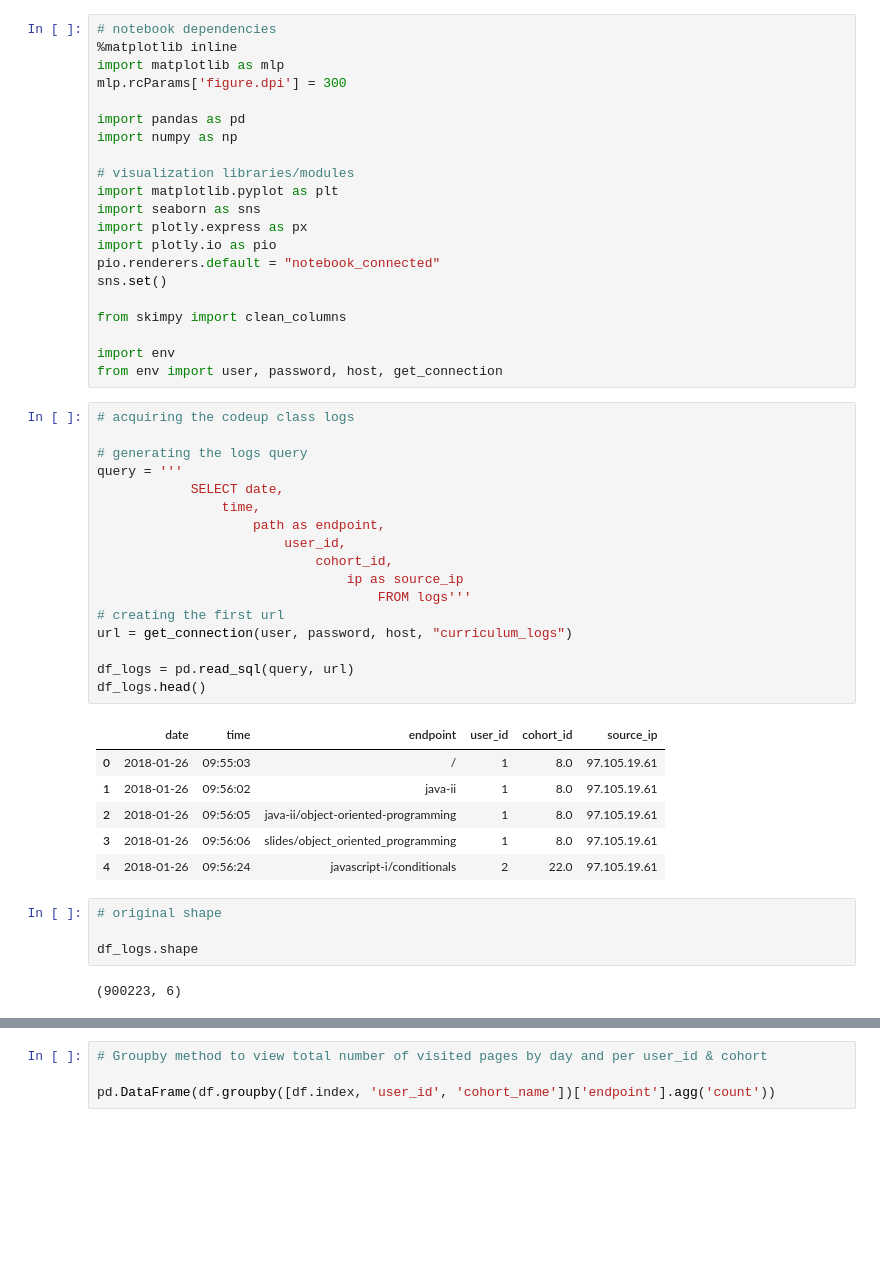
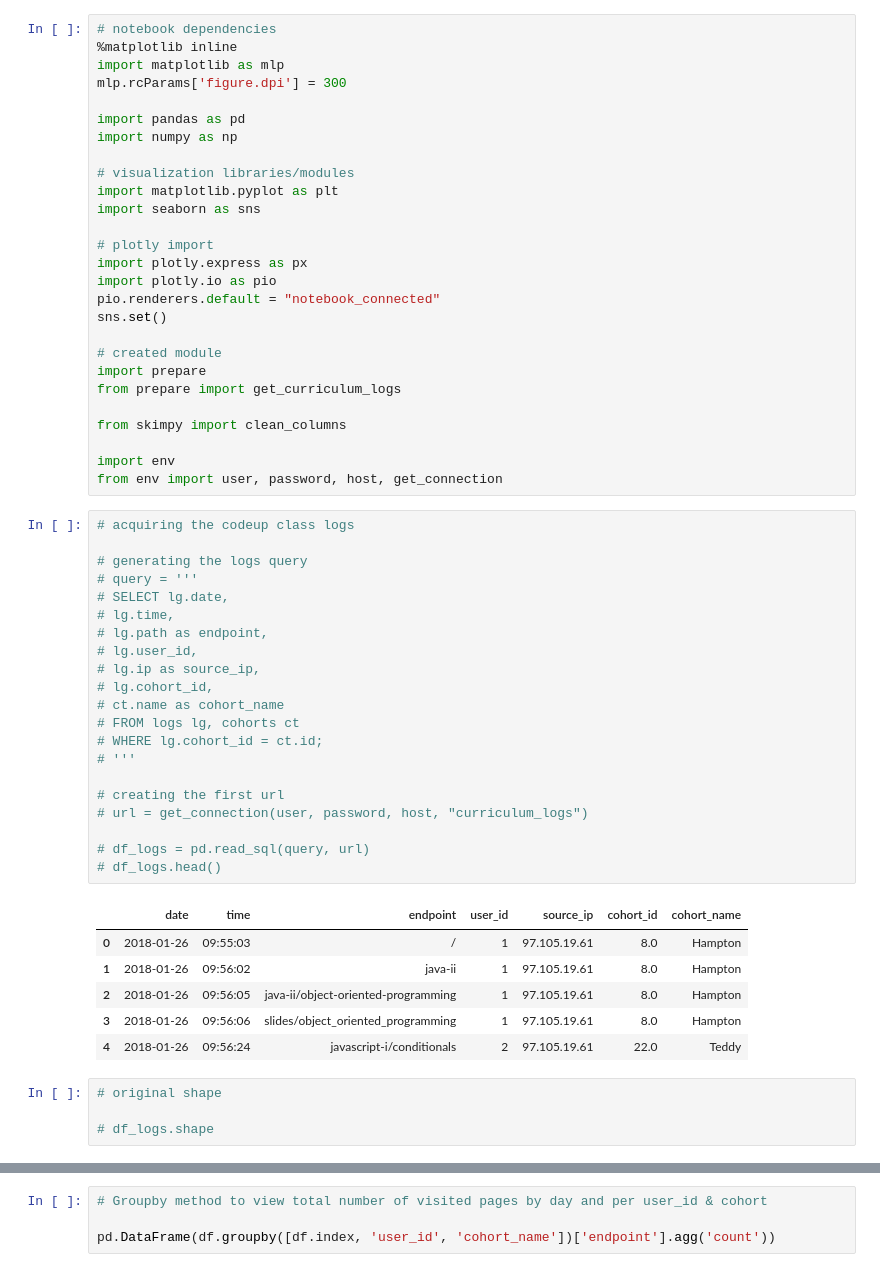
Before and after one commit to mijailmariano/anamoly-detection-exercises, a Jupyter notebook: time_series_anamoly_detection.ipynb, the cells around one changed output, grey strips where cells are left out. Drawn from its saved outputs; the diff is of its cells as text; blank space fills up the shorter version.

```diff
--- a/time_series_anamoly_detection.ipynb
+++ b/time_series_anamoly_detection.ipynb
@@ -10,11 +10,17 @@ import numpy as np
 # visualization libraries/modules
 import matplotlib.pyplot as plt
 import seaborn as sns
+
+# plotly import
 import plotly.express as px
 import plotly.io as pio
 pio.renderers.default = "notebook_connected"
 sns.set()
 
+# created module
+import prepare
+from prepare import get_curriculum_logs
+
 from skimpy import clean_columns
 
 import env
@@ -22,30 +28,32 @@ from env import user, password, host, get_connection
 # %%
 # acquiring the codeup class logs
 
 # generating the logs query
-query = '''
-            SELECT date,
-                time,
-                    path as endpoint,
-                        user_id,
-                            cohort_id,
-                                ip as source_ip
-                                    FROM logs'''
+# query = '''
+# SELECT lg.date,
+# lg.time,
+# lg.path as endpoint,
+# lg.user_id,
+# lg.ip as source_ip,
+# lg.cohort_id,
+# ct.name as cohort_name
+# FROM logs lg, cohorts ct
+# WHERE lg.cohort_id = ct.id;
+# '''
+
 # creating the first url
-url = get_connection(user, password, host, "curriculum_logs")
+# url = get_connection(user, password, host, "curriculum_logs")
 
-df_logs = pd.read_sql(query, url)
-df_logs.head()
+# df_logs = pd.read_sql(query, url)
+# df_logs.head()
 # %% [output]
-|  | date | time | endpoint | user_id | cohort_id | source_ip |
-| 0 | 2018-01-26 | 09:55:03 | / | 1 | 8.0 | 97.105.19.61 |
-| 1 | 2018-01-26 | 09:56:02 | java-ii | 1 | 8.0 | 97.105.19.61 |
-| 2 | 2018-01-26 | 09:56:05 | java-ii/object-oriented-programming | 1 | 8.0 | 97.105.19.61 |
-| 3 | 2018-01-26 | 09:56:06 | slides/object_oriented_programming | 1 | 8.0 | 97.105.19.61 |
-| 4 | 2018-01-26 | 09:56:24 | javascript-i/conditionals | 2 | 22.0 | 97.105.19.61 |
+|  | date | time | endpoint | user_id | source_ip | cohort_id | cohort_name |
+| 0 | 2018-01-26 | 09:55:03 | / | 1 | 97.105.19.61 | 8.0 | Hampton |
+| 1 | 2018-01-26 | 09:56:02 | java-ii | 1 | 97.105.19.61 | 8.0 | Hampton |
+| 2 | 2018-01-26 | 09:56:05 | java-ii/object-oriented-programming | 1 | 97.105.19.61 | 8.0 | Hampton |
+| 3 | 2018-01-26 | 09:56:06 | slides/object_oriented_programming | 1 | 97.105.19.61 | 8.0 | Hampton |
+| 4 | 2018-01-26 | 09:56:24 | javascript-i/conditionals | 2 | 97.105.19.61 | 22.0 | Teddy |
 # %%
 # original shape
 
-df_logs.shape
+# df_logs.shape
-# %% [output]
-(900223, 6)
```
Also changed, not shown: parts of 14 cells of this notebook, 2 other files.
